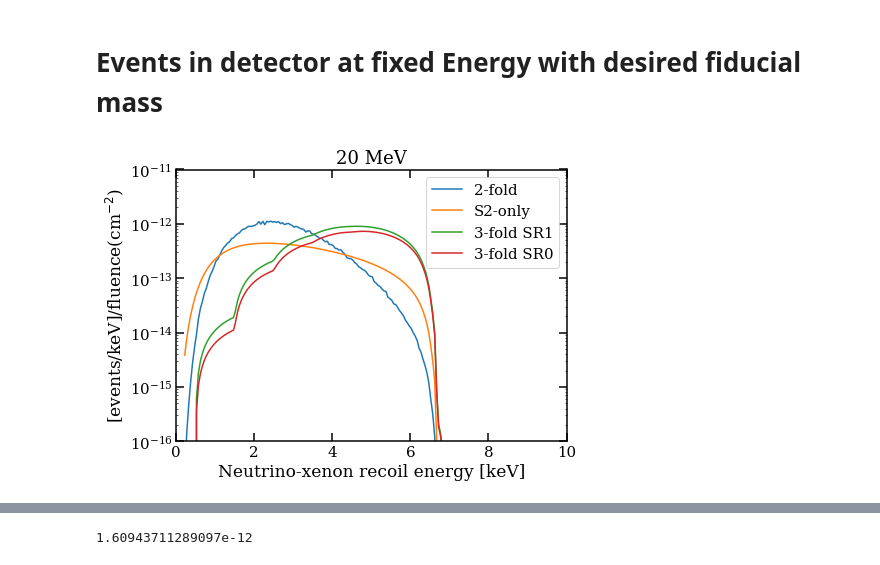
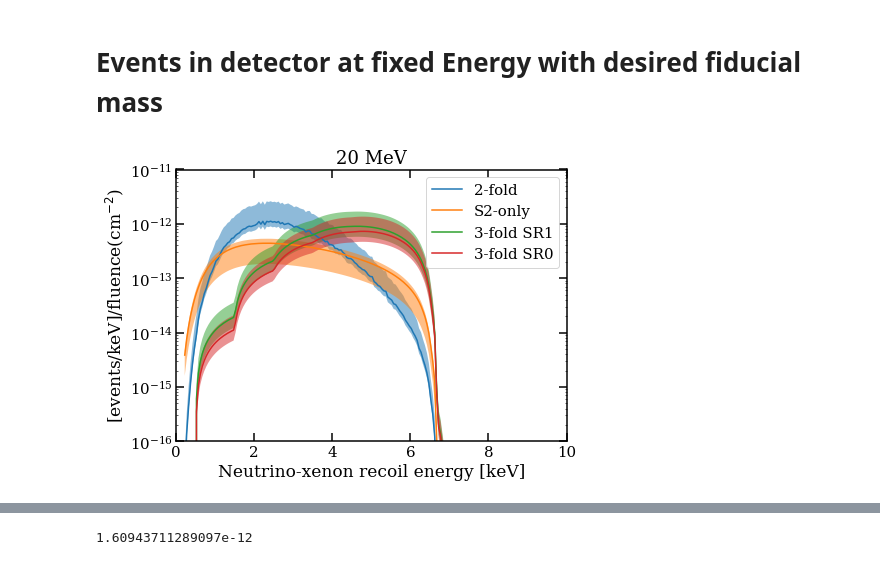
Before and after one commit to XENON1T/Gravitational-Waves, a Jupyter notebook: CEvNS+Neutrino+limit.ipynb, the cells around one changed output, grey strips where cells are left out. Cells and saved outputs as stored; diff of their text form; code cells hidden in the pictures.

```diff
--- a/CEvNS+Neutrino+limit.ipynb
+++ b/CEvNS+Neutrino+limit.ipynb
@@ -361,4 +321,4 @@ for i in tqdm(range(len(eps_e_d))):
         multiplier[i][j] = (5+EpsToMultiplier(eps_e_d[i], eps_e_u[i][j]))/6
     eps_e_d_plot.append(np.zeros(10) + eps_e_d[i])
 # %%
-np.min(multiplier)
+modification_low = np.min(multiplier)
@@ -367,2 +325,2 @@ np.min(multiplier)
 # %%
-np.max(multiplier)
+modification_up = np.max(multiplier)
@@ -671,28 +634,40 @@ np.array([sum([xe.dRatedErecoil(x, 20*MeV) for xe in NaturalXe]) * accept_3fold_
 # %%
 fig, ax = plt.subplots(1, 1, figsize=(7,5))
 
 
 tot_rate = np.array([sum([xe.dRatedErecoil(x, 20*MeV) for xe in NaturalXe]) * accept_2fold(x) for x in er])
+tot_rate_low = tot_rate*modification_low
+tot_rate_up = tot_rate*modification_up
 ax.semilogy(er / keV, tot_rate * 1.04 * ton/ keV**(-1), label="2-fold")
+plt.fill_between(er / keV, tot_rate_low * ton / (keV**(-1)), tot_rate_up * ton / (keV**(-1)), alpha = 0.5)
 
 tot_rate = np.array([sum([xe.dRatedErecoil(x, 20*MeV) for xe in NaturalXe]) * accept_S2only(x) for x in er])
+tot_rate_low = tot_rate*modification_low
+tot_rate_up = tot_rate*modification_up
 ax.semilogy(er / keV, tot_rate * 2.004 * ton/ keV**(-1) , label="S2-only")
+plt.fill_between(er / keV, tot_rate_low * ton / (keV**(-1)), tot_rate_up * ton / (keV**(-1)), alpha = 0.5)
 
 tot_rate = np.array([sum([xe.dRatedErecoil(x, 20*MeV) for xe in NaturalXe]) * accept_3fold_SR1(x) for x in er])
+tot_rate_low = tot_rate*modification_low
+tot_rate_up = tot_rate*modification_up
 ax.semilogy(er / keV, tot_rate * 1.3 * ton/ keV**(-1), label="3-fold SR1")
+plt.fill_between(er / keV, tot_rate_low * ton / (keV**(-1)), tot_rate_up * ton / (keV**(-1)), alpha = 0.5)
 tot_rate = np.array([sum([xe.dRatedErecoil(x, 20*MeV) for xe in NaturalXe]) * accept_3fold_SR0(x) for x in er])
+tot_rate_low = tot_rate*modification_low
+tot_rate_up = tot_rate*modification_up
 ax.semilogy(er / keV, tot_rate * 1.3 * ton/ keV**(-1), label="3-fold SR0")
+plt.fill_between(er / keV, tot_rate_low * ton / (keV**(-1)), tot_rate_up * ton / (keV**(-1)), alpha = 0.5)
 
 
 ax.legend()
 ax.set_title(r"20 MeV")
 ax.set_ylim([1e-16, 1e-11])
 ax.set_xlim([0, 10])
 ax.set_xlabel("Neutrino-xenon recoil energy [keV]")
 ax.set_ylabel(r"[events/keV]/fluence(cm$^{-2}$)")
 ax.yaxis.set_ticks_position('both')
 ax.xaxis.set_ticks_position('both')
 
 plt.show()
 # %% [output]
-[figure, old version]
+[figure, new version]
```
Also changed, not shown: parts of 25 cells of this notebook.
